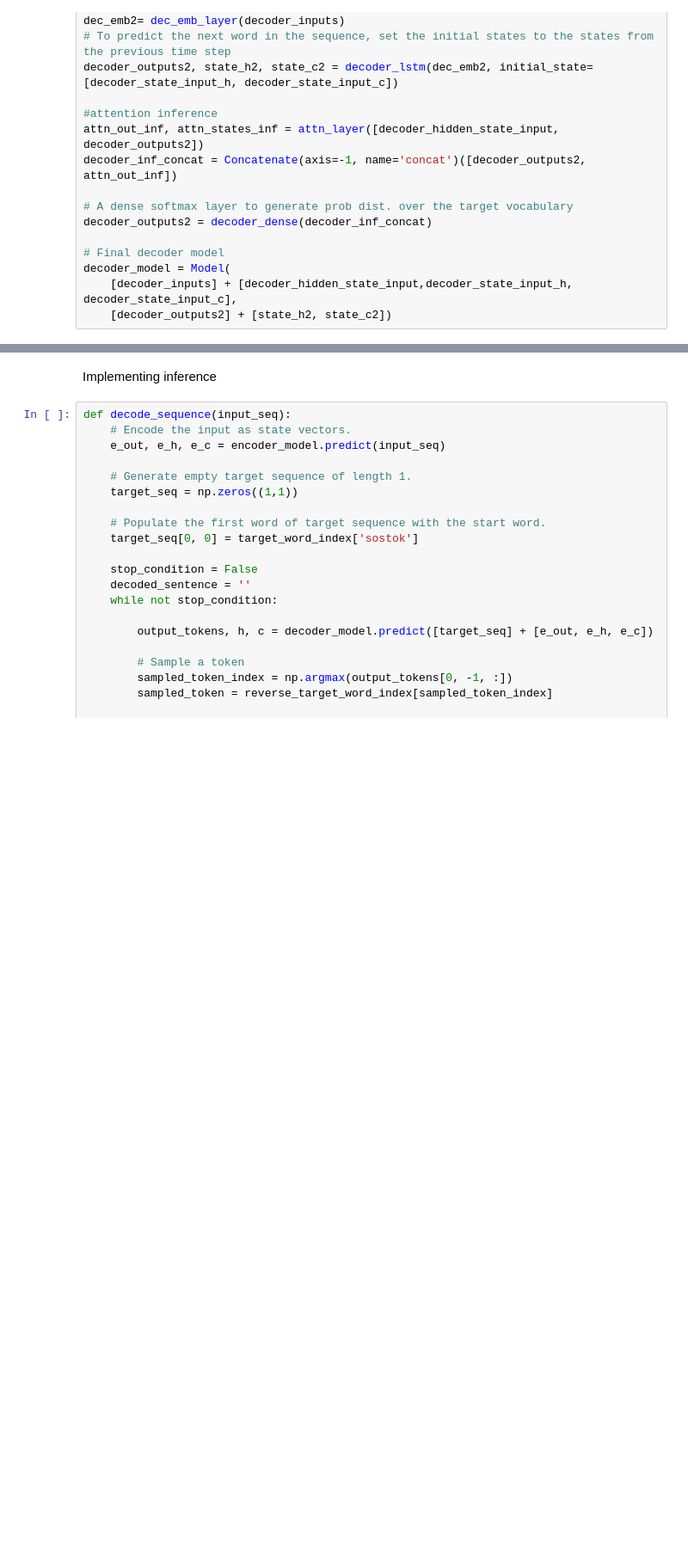
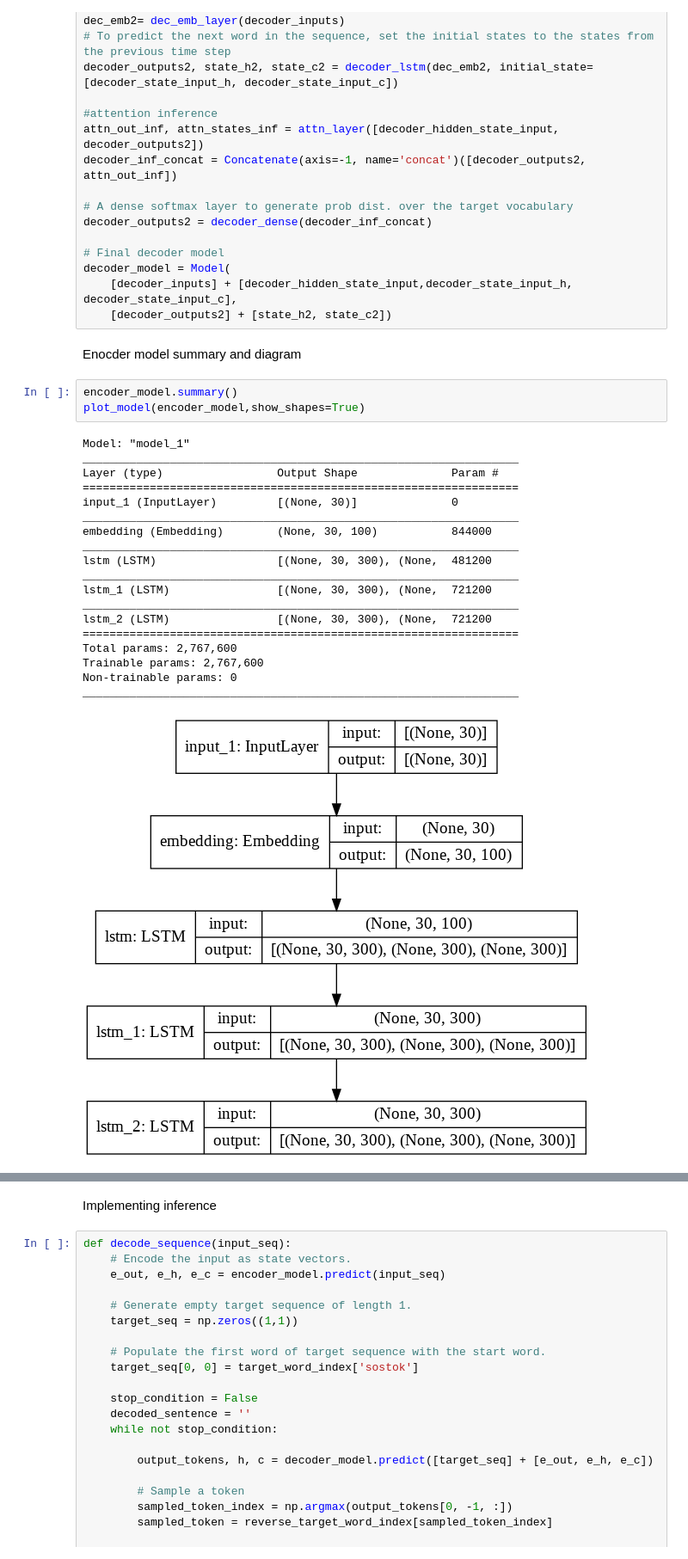
Before and after one commit to easmile/articlesummarizer, a Jupyter notebook: Base_Model.ipynb, the cells around one changed output, grey strips where cells are left out. Shown at 86% size. Cells and saved outputs as stored; diff of their text form; blank space fills up the shorter version.

```diff
--- a/Base_Model.ipynb
+++ b/Base_Model.ipynb
@@ -651,3 +657,28 @@ decoder_outputs2 = decoder_dense(decoder_inf_concat)
 decoder_model = Model(
     [decoder_inputs] + [decoder_hidden_state_input,decoder_state_input_h, decoder_state_input_c],
     [decoder_outputs2] + [state_h2, state_c2])
+# %% [markdown]
+Enocder model summary and diagram
+# %%
+encoder_model.summary()
+plot_model(encoder_model,show_shapes=True)
+# %% [output]
+Model: "model_1"
+_________________________________________________________________
+Layer (type)                 Output Shape              Param #
+=================================================================
+input_1 (InputLayer)         [(None, 30)]              0
+_________________________________________________________________
+embedding (Embedding)        (None, 30, 100)           844000
+_________________________________________________________________
+lstm (LSTM)                  [(None, 30, 300), (None,  481200
+_________________________________________________________________
+lstm_1 (LSTM)                [(None, 30, 300), (None,  721200
+_________________________________________________________________
+lstm_2 (LSTM)                [(None, 30, 300), (None,  721200
+=================================================================
+Total params: 2,767,600
+Trainable params: 2,767,600
+Non-trainable params: 0
+_________________________________________________________________
+[figure, added]
```
Also changed, not shown: parts of 9 cells of this notebook.
